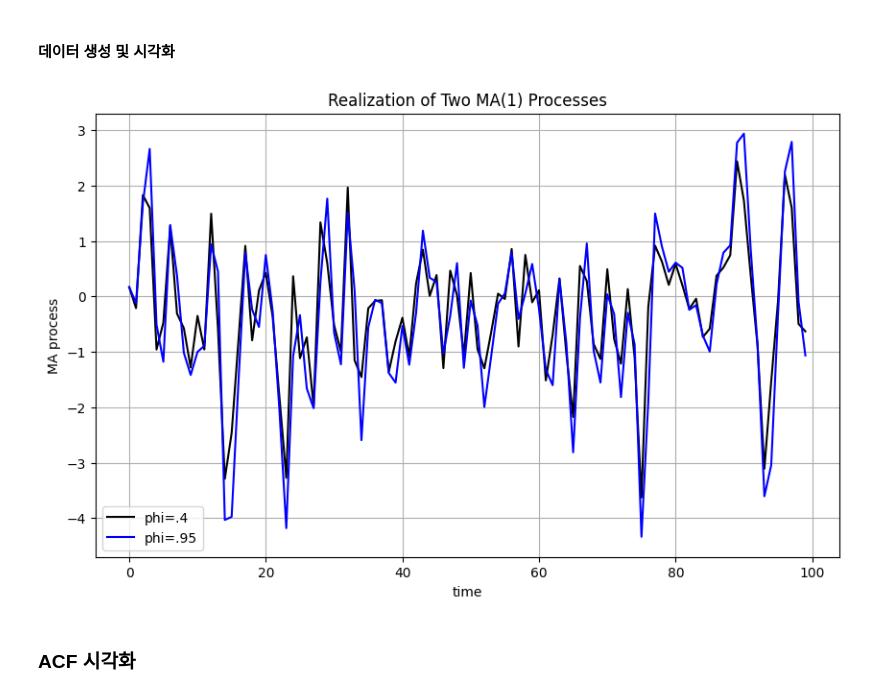
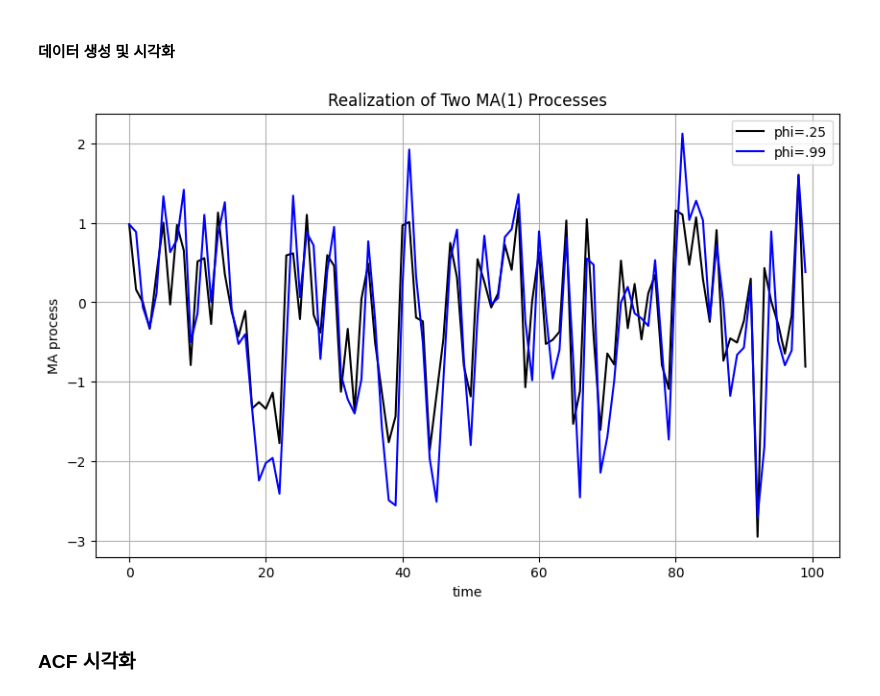
Before and after one commit to safeai-snu/Econometrics, a Jupyter notebook: Ch.3.2.ARIMA.ipynb, the cells around one changed output. Saved outputs shown, nothing was run; the diff lists cells and outputs as text; code cells hidden in the pictures.

```diff
--- a/Ch.3.2.ARIMA.ipynb
+++ b/Ch.3.2.ARIMA.ipynb
@@ -291,12 +291,12 @@ plt.show()
 noise = np.random.normal(0, 1, 100)
 data = [noise[0]]
 for i in range(1, 100):
-    data.append(0.4 * data[i-1] + noise[i])
+    data.append(0.25 * data[i-1] + noise[i])
 ex_AR3_1 = pd.Series(data)
 
 data = [noise[0]]
 for i in range(1, 100):
-    data.append(0.95 * data[i-1] + noise[i])
+    data.append(0.99 * data[i-1] + noise[i])
 ex_AR3_2 = pd.Series(data)
 # %%
 #시각화
@@ -413,29 +413,29 @@ plot_series(ex_MA1_2, "idx", "y", "MA(2)")
 # %%
 #예시 생성
 noise = np.random.normal(0, 1, 100)
 
 data = [noise[0]]
 for i in range(1, 100):
-    data.append(noise[i] + 0.4 * noise[i-1])
+    data.append(noise[i] + 0.25* noise[i-1])
 ex_MA2_1 = pd.Series(data)
 
 data = [noise[0]]
 for i in range(1, 100):
-    data.append(noise[i] + 0.95 * noise[i-1])
+    data.append(noise[i] + 0.99 * noise[i-1])
 ex_MA2_2 = pd.Series(data)
 
 #시각화
 plt.figure(figsize=(10, 6))
-plt.plot(ex_MA2_1,  color='black', label='phi=.4')
-plt.plot(ex_MA2_2,  color='b', label='phi=.95')
+plt.plot(ex_MA2_1,  color='black', label='phi=.25')
+plt.plot(ex_MA2_2,  color='b', label='phi=.99')
 plt.xlabel("time")
 plt.ylabel("MA process")
 plt.title("Realization of Two MA(1) Processes")
 plt.grid(True)
 plt.legend()
 plt.show()
 # %% [output]
-[figure, old version]
+[figure, new version]
 # %% [markdown]
 ### ACF 시각화
 # %%
```
Also changed, not shown: parts of 14 cells of this notebook, 25 other files.
